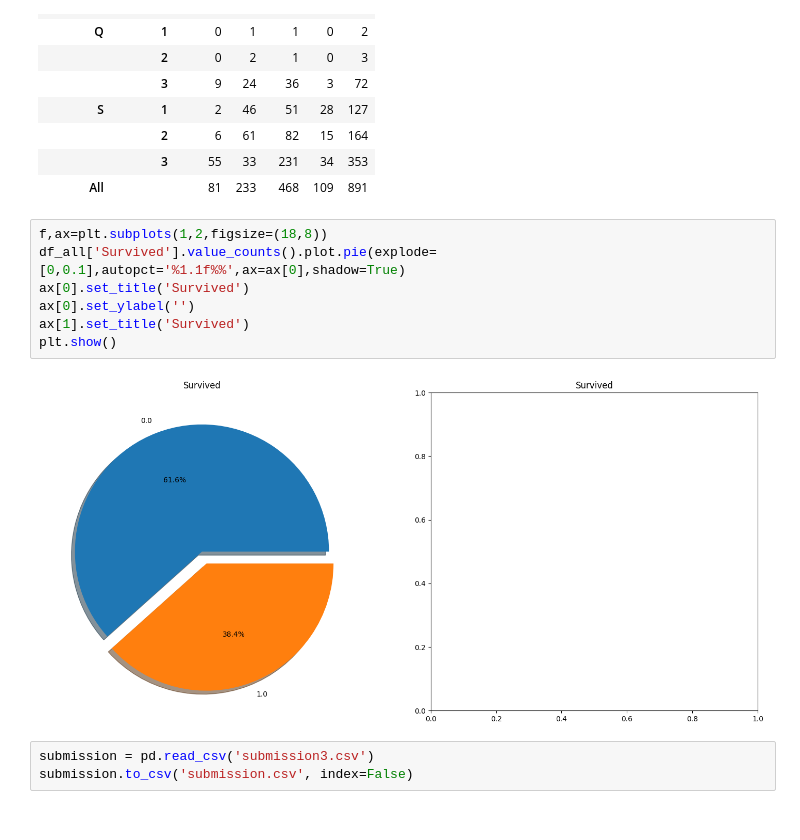
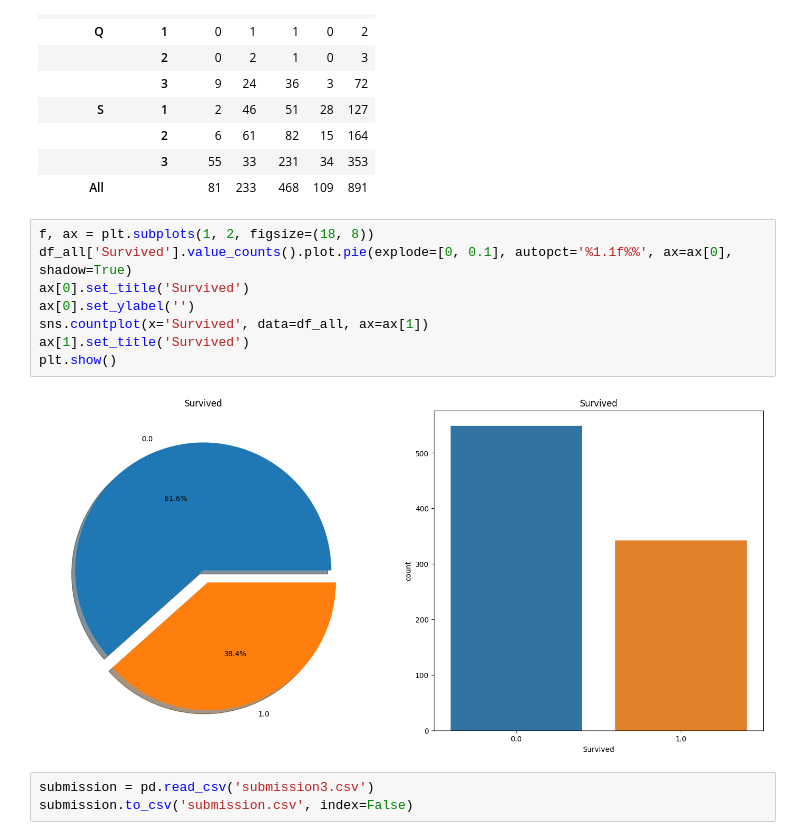
Before and after one commit to pedropriori/titanic-desaster, a Jupyter notebook: Titanic_Desaster.ipynb, the cells around one changed output. Saved outputs shown, nothing was run; the diff lists cells and outputs as text.

```diff
--- a/Titanic_Desaster.ipynb
+++ b/Titanic_Desaster.ipynb
@@ -613,14 +613,15 @@ pd.crosstab([df_train.Embarked,df_train.Pclass],[df_train.Sex,df_train.Survived]
 |  | 3 | 55 | 33 | 231 | 34 | 353 |
 | All |  | 81 | 233 | 468 | 109 | 891 |
 # %%
-f,ax=plt.subplots(1,2,figsize=(18,8))
-df_all['Survived'].value_counts().plot.pie(explode=[0,0.1],autopct='%1.1f%%',ax=ax[0],shadow=True)
+f, ax = plt.subplots(1, 2, figsize=(18, 8))
+df_all['Survived'].value_counts().plot.pie(explode=[0, 0.1], autopct='%1.1f%%', ax=ax[0], shadow=True)
 ax[0].set_title('Survived')
 ax[0].set_ylabel('')
+sns.countplot(x='Survived', data=df_all, ax=ax[1])
 ax[1].set_title('Survived')
 plt.show()
 # %% [output]
-[figure, old version]
+[figure, new version]
 # %%
 submission = pd.read_csv('submission3.csv')
 submission.to_csv('submission.csv', index=False)
```
Also changed, not shown: parts of 2 cells of this notebook.
